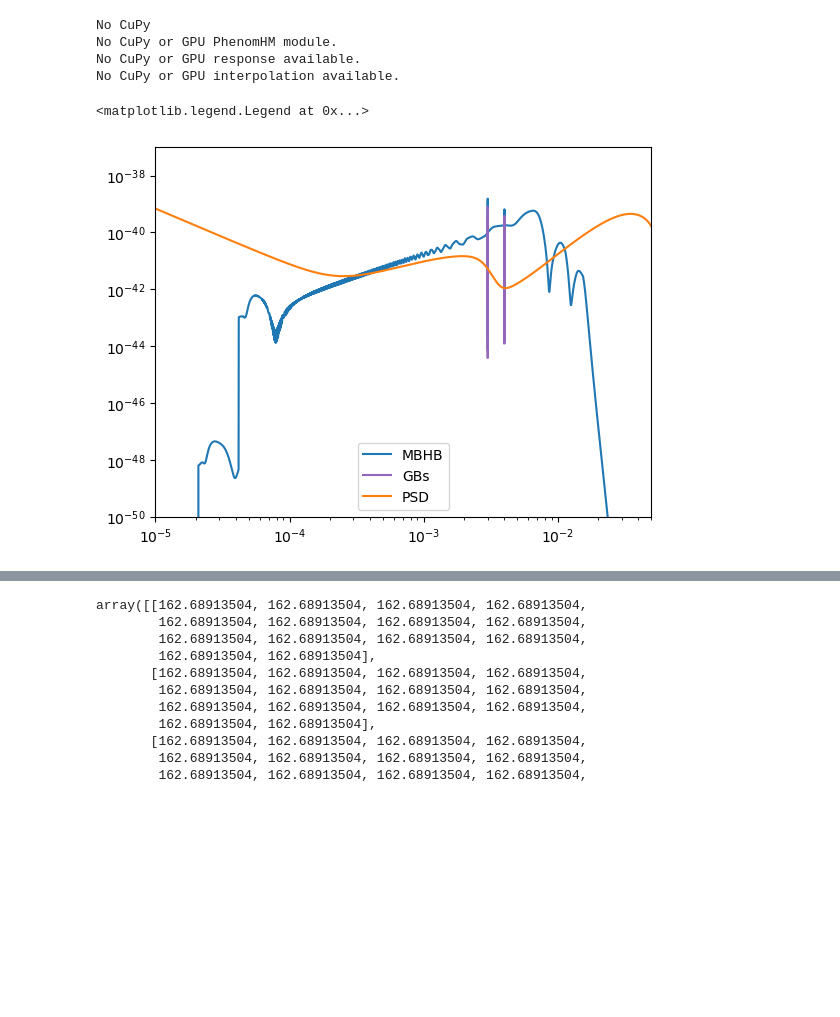
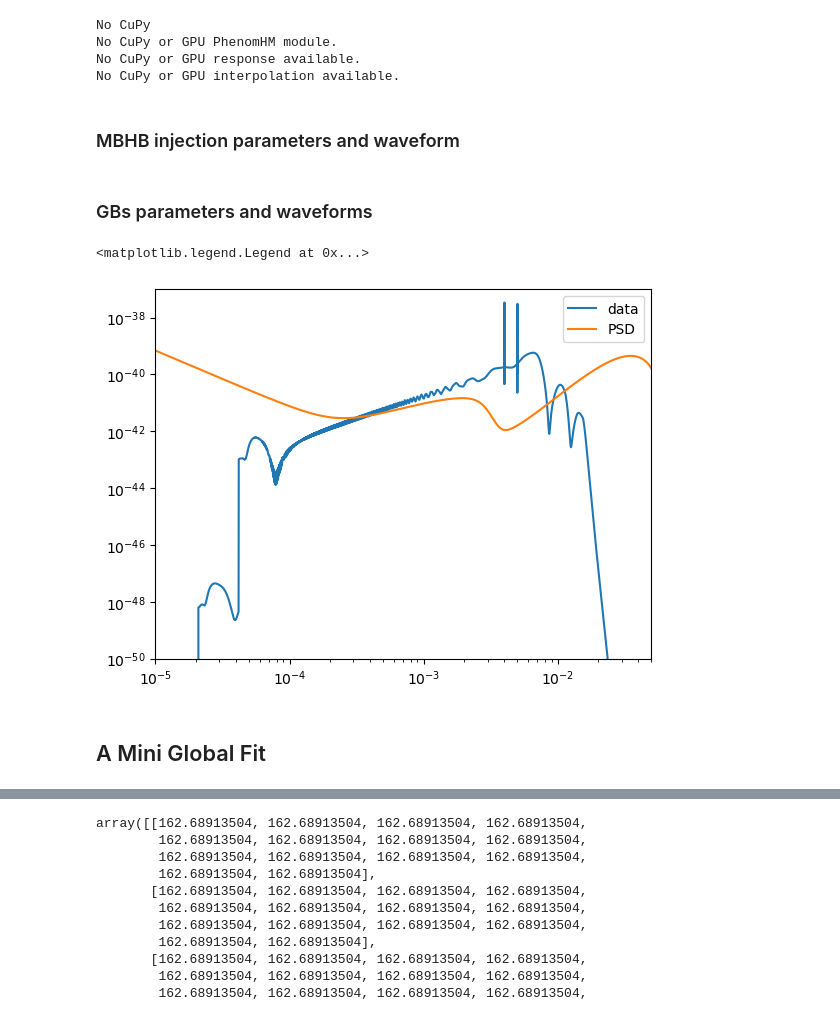
Before and after one commit to mikekatz04/LATW, a Jupyter notebook: tutorials/tutorial_answers/LATW-challenge-problem.ipynb, the cells around one changed output, grey strips where cells are left out. Saved outputs shown, nothing was run; the diff lists cells and outputs as text; code cells hidden in the pictures; blank space fills up the shorter version.

```diff
--- a/tutorials/tutorial_answers/LATW-challenge-problem.ipynb
+++ b/tutorials/tutorial_answers/LATW-challenge-problem.ipynb
@@ -19,4 +23,6 @@ No CuPy
 No CuPy or GPU PhenomHM module.
 No CuPy or GPU response available.
 No CuPy or GPU interpolation available.
+# %% [markdown]
+### MBHB injection parameters and waveform
 # %%
@@ -65,13 +70,20 @@ AET = tdi_wave_gen(
     squeeze=True,
     freqs=freqs
 )
+# %% [markdown]
+### GBs parameters and waveforms
 # %%
 injection_binaries = np.asarray([
-    [1e-22, 0.004004234, 1.5e-17, 0.0, 1.34248932, 3.0121342, 0.8923484, 0.034323, 1.023234],
-    [1e-22, 0.0040087123489, 0.1e-17, 0.0, 3.47234293, 2.787263432, 1.2349823, 3.093492342, 0.9323423],
-    [1e-22, 0.00400923048231, 0.9e-17, 0.0, 0.2312012, 0.23423874, 3.11212101, 4.230948234, 0.012312],
-    [1e-22, 0.00500324293432, 3e-17, 0.0, 0.7459203, 0.485720246, 0.99998523423, 2.958929324, -0.3243432],
-    [1e-22, 0.005002349823742, 2e-17, 0.0, 4.23498234, 1.823487234, 0.12987545, 2.01238923, -0.92342234],
-    [1e-22, 0.00500823423, 4e-17, 0.0, 5.8303875067, 2.1823432, 2.98523943, 3.0324923, -0.34598345],
-    [1e-22, 0.0050094359834, 5e-17, 0.0, 4.23498734, 1.3340398, 1.9283423, 3.3402934823, 0.6535098324],
+    [1.232131e-22, 0.004004234, 1.5e-17, 0.0, 1.34248932, 3.0121342, 0.8923484, 0.034323, 1.023234],
+    [4.823497204e-22, 0.0040087123489, 0.1e-17, 0.0, 3.47234293, 2.787263432, 1.2349823, 3.093492342, 0.9323423],
+    [5.234809e-22, 0.00400923048231, 0.9e-17, 0.0, 0.2312012, 0.23423874, 3.11212101, 4.230948234, 0.012312],
+    [2.93209832e-22, 0.00500324293432, 3e-17, 0.0, 0.7459203, 0.485720246, 0.99998523423, 2.958929324, -0.3243432],
+    [3.9723498273e-22, 0.005002349823742, 2e-17, 0.0, 4.23498234, 1.823487234, 0.12987545, 2.01238923, -0.92342234],
+    [1.87234e-22, 0.00500823423, 4e-17, 0.0, 5.8303875067, 2.1823432, 2.98523943, 3.0324923, -0.34598345],
+    [8.2039823423e-22, 0.0050094359834, 5e-17, 0.0, 4.23498734, 1.3340398, 1.9283423, 3.3402934823, 0.6535098324],
 ])
+
+gb.run_wave(*injection_binaries.T, N=128, T=Tobs, dt=dt)
+Agb = gb.A.copy()
+Egb = gb.E.copy()
+start_inds = gb.start_inds.copy()
@@ -80,29 +90,32 @@ gb.run_wave(*injection_binaries.T, N=128, T=Tobs, dt=dt)
 # %%
 sens_mat = AE1SensitivityMatrix(freqs, model="sangria", stochastic_params=(YRSID_SI,))
 
 data = [np.zeros_like(freqs, dtype=complex), np.zeros_like(freqs, dtype=complex)]
 data[0] += AET[0, 0]
 data[1] += AET[0, 1]
-for i in range(gb.A.shape[0]):
-    start_ind = gb.start_inds[i]
-    A = gb.A[i]
-    E = gb.E[i]
+for i in range(Agb.shape[0]):
+    start_ind = start_inds[i]
+    A = Agb[i]
+    E = Egb[i]
 
-    data[0][start_ind: start_ind + gb.A.shape[1]] += A
-    data[1][start_ind: start_ind + gb.A.shape[1]] += E
+    data[0][start_ind: start_ind + Agb.shape[1]] += A
+    data[1][start_ind: start_ind + Agb.shape[1]] += E
 
-plt.loglog(freqs, np.abs(data[0]) ** 2 * 2 * df, label="MBHB")
+plt.loglog(freqs, np.abs(data[0]) ** 2 * 2 * df, label="data")
+# plt.loglog(freqs, np.abs(AET[0, 0]) ** 2 * 2 * df, label="MBH")
 
-for i in range(gb.A.shape[0]):
-    start_ind = gb.start_inds[i]
-    A = gb.A[i]
-    lab = "GBs" if i == 0 else None
-    plt.loglog(freqs[start_ind: start_ind + gb.A.shape[1]], np.abs(A) ** 2 * 2 * df, c="C4", label=lab)
+# for i in range(Agb.shape[0]):
+#     start_ind = start_inds[i]
+#     A = Agb[i]
+#     lab = "GBs" if i == 0 else None
+#     plt.loglog(freqs[start_ind: start_ind + Agb.shape[1]], np.abs(A) ** 2 * 2 * df, c="C4", ls='--', label=lab)
 
-plt.loglog(freqs, sens_mat.sens_mat[0], label="PSD")
+plt.loglog(freqs, sens_mat.sens_mat[0], c='C1', label="PSD")
 plt.xlim(1e-5,5e-2)
 plt.ylim(1e-50, 1e-37)
 plt.legend()
 # %% [output]
 <matplotlib.legend.Legend at 0x...>
-[figure, old version]
+[figure, new version]
+# %% [markdown]
+## A Mini Global Fit
```
Also changed, not shown: parts of 6 cells of this notebook.
